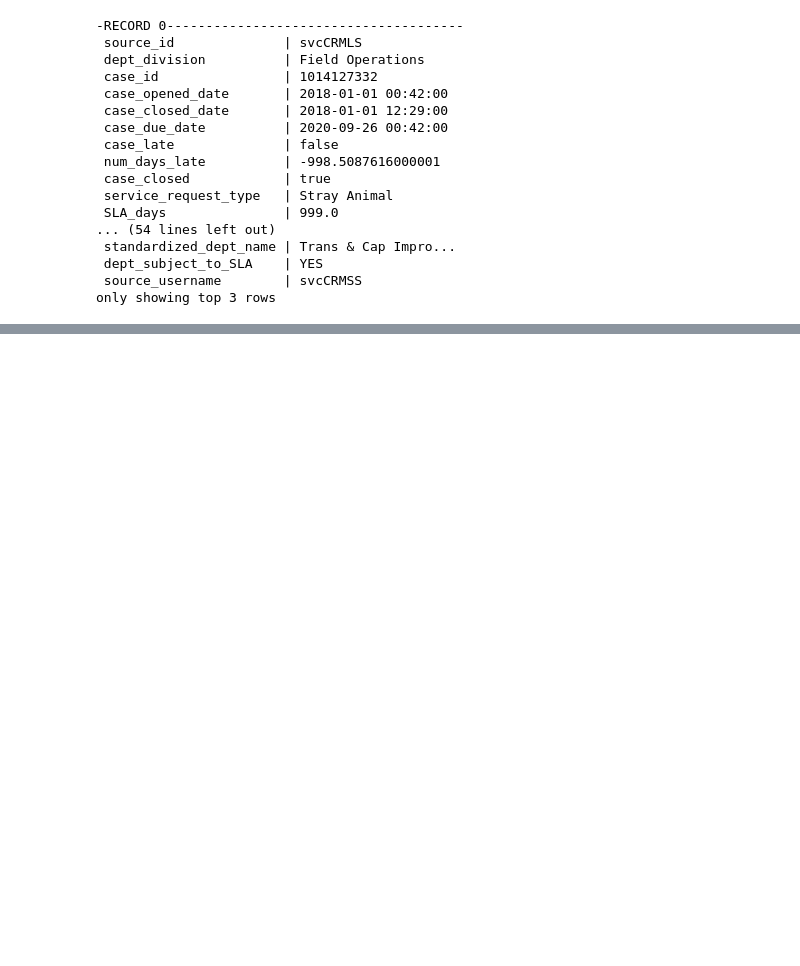
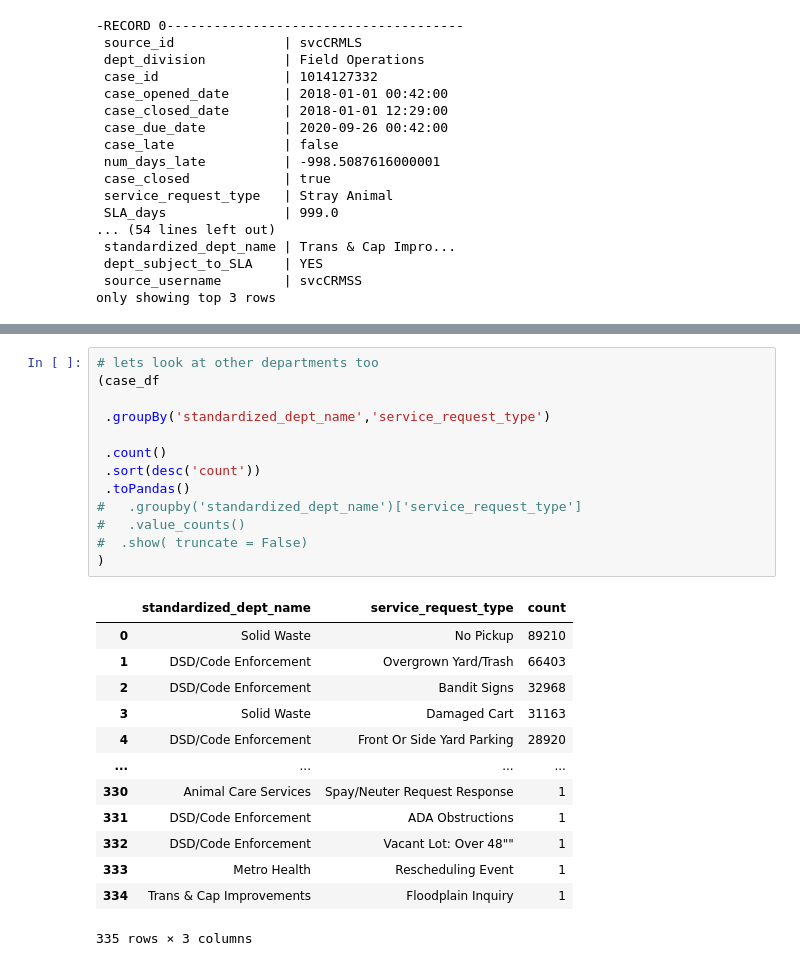
Before and after one commit to MainaliB/distributed-ml-exercises, a Jupyter notebook: explore.ipynb, the cells around one changed output, grey strips where cells are left out. Drawn from its saved outputs; the diff is of its cells as text; blank space fills up the shorter version.

```diff
--- a/explore.ipynb
+++ b/explore.ipynb
@@ -221,0 +360,27 @@ dtype: float64
+# %%
+# lets look at other departments too
+(case_df
+
+ .groupBy('standardized_dept_name','service_request_type')
+
+ .count()
+ .sort(desc('count'))
+ .toPandas()
+#   .groupby('standardized_dept_name')['service_request_type']
+#   .value_counts()
+#  .show( truncate = False)
+)
+# %% [output]
+|  | standardized_dept_name | service_request_type | count |
+| 0 | Solid Waste | No Pickup | 89210 |
+| 1 | DSD/Code Enforcement | Overgrown Yard/Trash | 66403 |
+| 2 | DSD/Code Enforcement | Bandit Signs | 32968 |
+| 3 | Solid Waste | Damaged Cart | 31163 |
+| 4 | DSD/Code Enforcement | Front Or Side Yard Parking | 28920 |
+| ... | ... | ... | ... |
+| 330 | Animal Care Services | Spay/Neuter Request Response | 1 |
+| 331 | DSD/Code Enforcement | ADA Obstructions | 1 |
+| 332 | DSD/Code Enforcement | Vacant Lot: Over 48"" | 1 |
+| 333 | Metro Health | Rescheduling Event | 1 |
+| 334 | Trans & Cap Improvements | Floodplain Inquiry | 1 |
+335 rows × 3 columns
```
Also changed, not shown: parts of 9 cells of this notebook.
